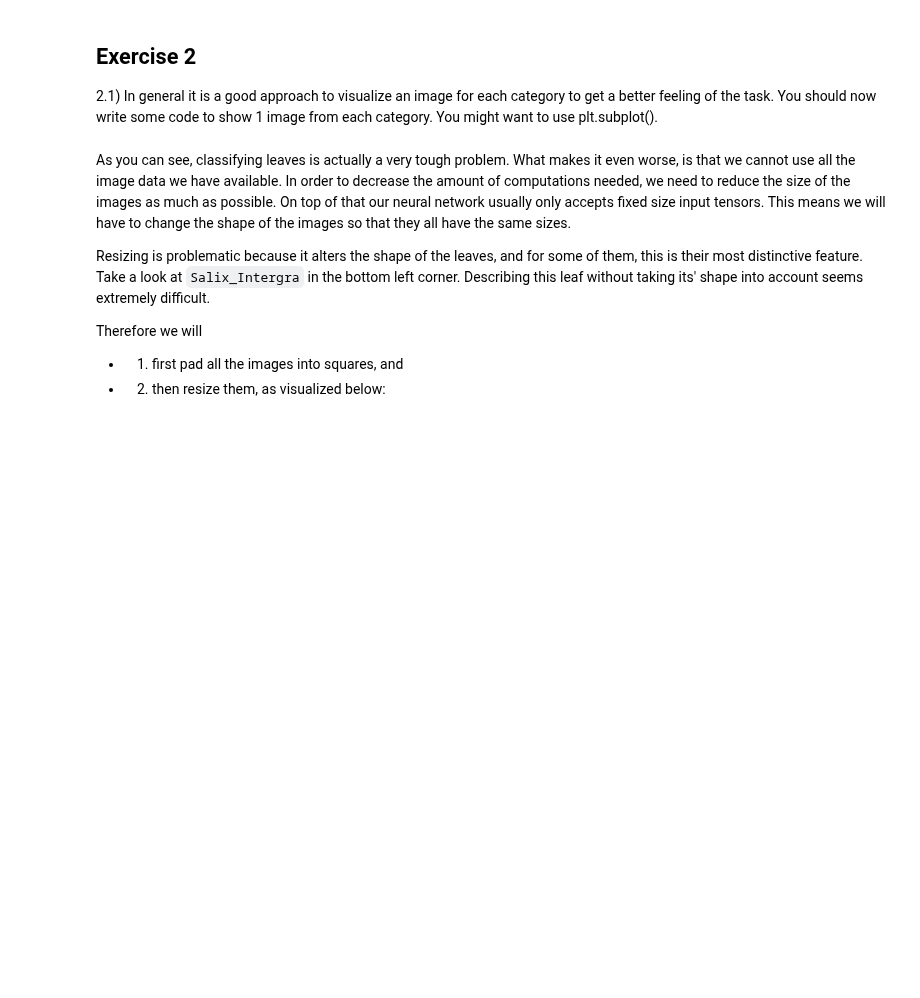
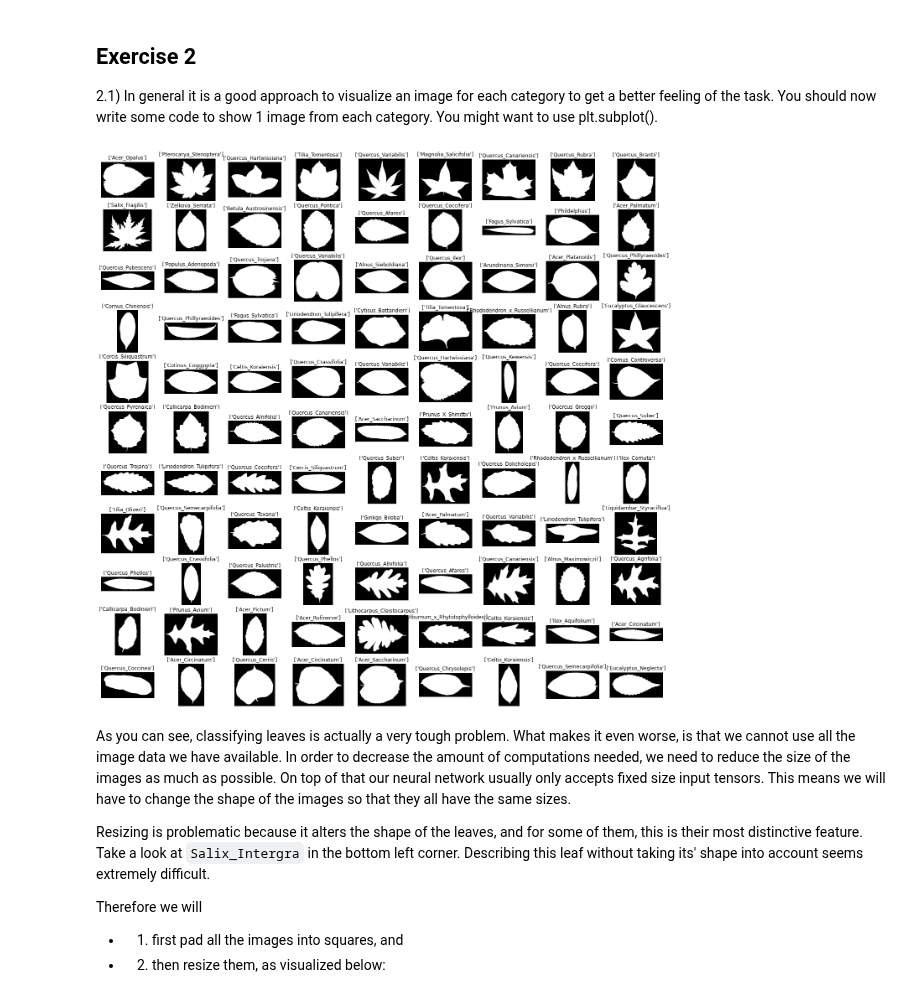
Before and after one commit to granatb/02456-deep-learning-with-PyTorch, a Jupyter notebook: 6_Mini_Project/6.1-EXE-Kaggle-Leaf-Challenge.ipynb, the cells around one changed output. Cells and saved outputs as stored; diff of their text form; code cells hidden in the pictures; blank space fills up the shorter version.

```diff
--- a/6_Mini_Project/6.1-EXE-Kaggle-Leaf-Challenge.ipynb
+++ b/6_Mini_Project/6.1-EXE-Kaggle-Leaf-Challenge.ipynb
@@ -201,19 +204,21 @@ plt.show()
 2.1) In general it is a good approach to visualize an image for each category to get a better feeling of the task. You should now write some code to show 1 image from each category. You might want to use plt.subplot().
 # %%
 # Now plot 1 image from each category:
-# imgs = []
-# for i in range(len(indexes)):
-#   imgs.append(imread(image_paths[indexes[i]], as_gray=True))
+imgs = []
+for i in range(len(indexes)):
+  imgs.append(imread(image_paths[indexes[i]], as_gray=True))
 
-# _ , axs = plt.subplots(11, 9, figsize=(24, 24))
-# axs = axs.flatten()
-# i = 0
-# for img, ax in zip(imgs, axs):
-#     ax.imshow(img, cmap='gray')
-#     ax.axis('off')
-#     ax.title.set_text(species[i])
-#     i += 1
-# plt.show()
+_ , axs = plt.subplots(11, 9, figsize=(24, 24))
+axs = axs.flatten()
+i = 0
+for img, ax in zip(imgs, axs):
+    ax.imshow(img, cmap='gray')
+    ax.axis('off')
+    ax.title.set_text(species[i])
+    i += 1
+plt.show()
+# %% [output]
+[figure, added]
 # %% [markdown]
 As you can see, classifying leaves is actually a very tough problem.
 What makes it even worse, is that we cannot use all the image data we have available.
```
Also changed, not shown: parts of 12 cells of this notebook.
